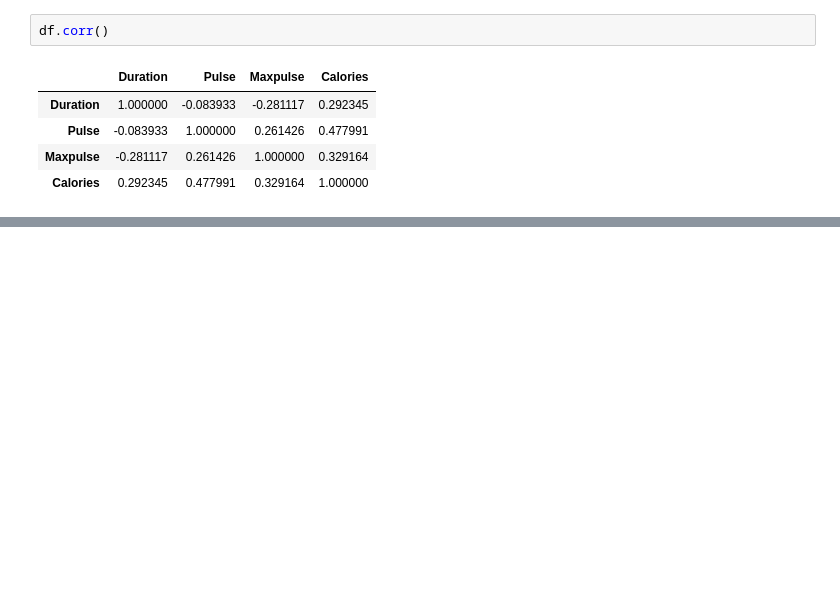
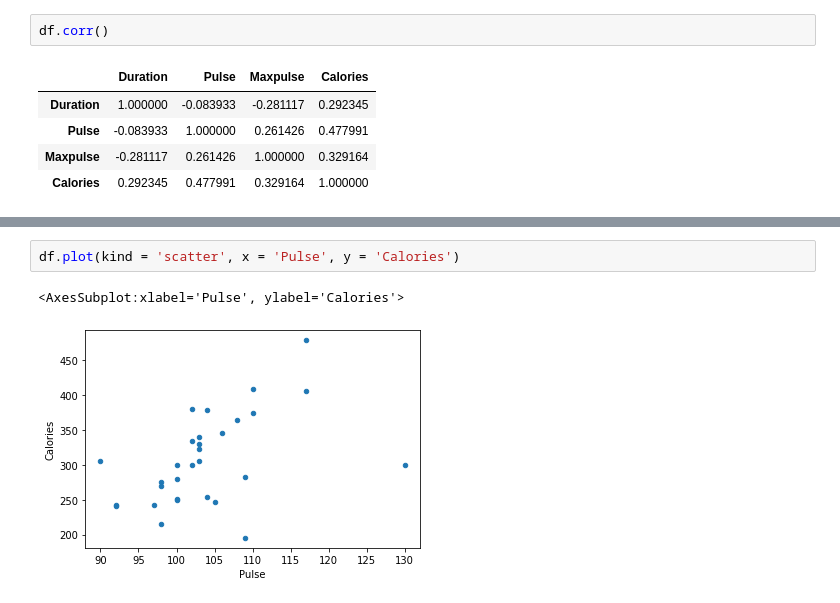
Before and after one commit to MK3247/Data-Visualization, a Jupyter notebook: Pandas .ipynb, the cells around one changed output, grey strips where cells are left out. Drawn from its saved outputs; the diff is of its cells as text; blank space fills up the shorter version.

```diff
--- a/Pandas .ipynb
+++ b/Pandas .ipynb
@@ -665,0 +677,5 @@ df.corr()
+# %%
+df.plot(kind = 'scatter', x = 'Pulse', y = 'Calories')
+# %% [output]
+<AxesSubplot:xlabel='Pulse', ylabel='Calories'>
+[figure, added]
```
Also changed, not shown: parts of 4 cells of this notebook, 1 other file.
